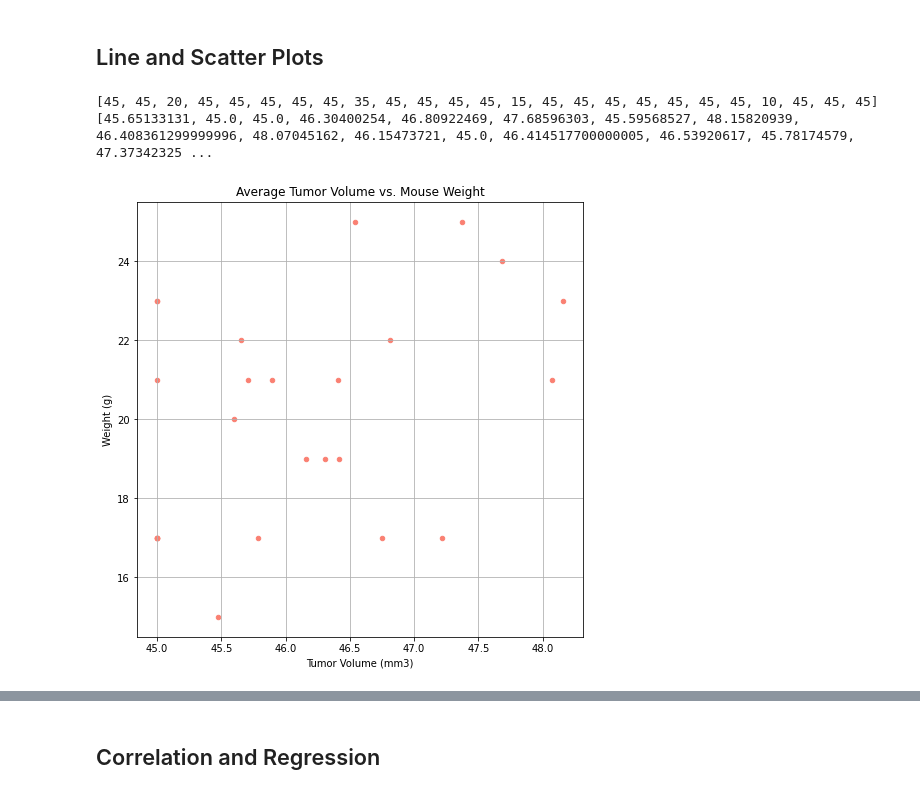
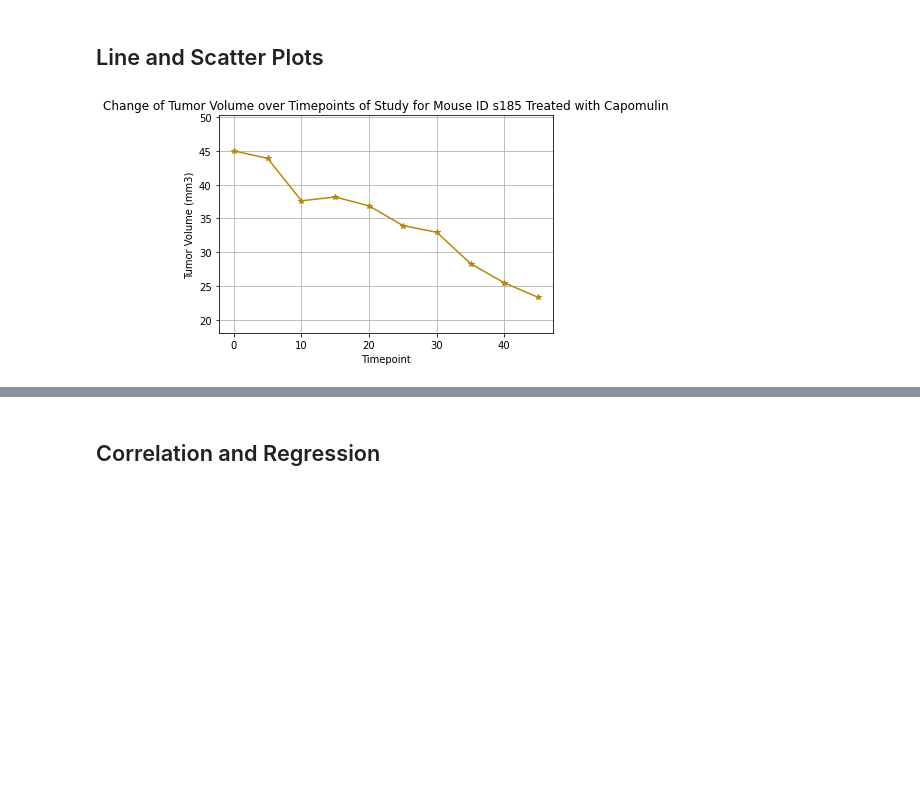
Before and after one commit to jenniecinelli/matplotlib, a Jupyter notebook: Pymaceuticals/pymaceuticals_starter.ipynb, the cells around one changed output, grey strips where cells are left out. Cells and saved outputs as stored; diff of their text form; code cells hidden in the pictures; blank space fills up the shorter version.

```diff
--- a/Pymaceuticals/pymaceuticals_starter.ipynb
+++ b/Pymaceuticals/pymaceuticals_starter.ipynb
@@ -454,28 +469,37 @@ plt.show()
 # %% [markdown]
 ## Line and Scatter Plots
-# %%
-# Generate a line plot of tumor volume vs. time point for a mouse treated with Capomulin
-capomulin_data = combined_drug_df.loc[(combined_drug_df['Drug Regimen']=='Capomulin'), :]
-timepoint_list = []
-timepoint_list = capomulin_data["Timepoint"].tolist()
-print(timepoint_list)
-
-tumor_list = []
-tumor_list = capomulin_data["Tumor Volume (mm3)"].tolist()
-print(tumor_list)
-
-
-#plt.plot(xaxis, tumor_list)
-#plt.show()
-# %% [output]
-[45, 45, 20, 45, 45, 45, 45, 45, 35, 45, 45, 45, 45, 15, 45, 45, 45, 45, 45, 45, 45, 10, 45, 45, 45]
-[45.65133131, 45.0, 45.0, 46.30400254, 46.80922469, 47.68596303, 45.59568527, 48.15820939, 46.408361299999996, 48.07045162, 46.15473721, 45.0, 46.414517700000005, 46.53920617, 45.78174579, 47.37342325 ...
-# %%
-# Generate a scatter plot of average tumor volume vs. mouse weight for the Capomulin regimen
-capomulin_data = combined_drug_df.loc[(combined_drug_df['Drug Regimen']=='Capomulin'), :]
-
-capomulin_data.plot(kind="scatter", x="Tumor Volume (mm3)", y="Weight (g)",
-                    grid=True, figsize=(8,8), color="salmon", title="Average Tumor Volume vs. Mouse Weight")
-plt.show()
-# %% [output]
-[figure, removed]
+# %%
+# Generate a line plot of tumor volume vs. time point for a mouse treated with Capomulin
+capomulin_data = clean_data_df.loc[(clean_data_df['Drug Regimen']=='Capomulin'), :]
+
+#filter for a specific mouse
+capomulin_mouse = capomulin_data.loc[(capomulin_data['Mouse ID']=='s185'), :]
+capomulin_mouse
+
+# Reducing columns
+capomulin_mouse_df = capomulin_mouse[['Timepoint','Tumor Volume (mm3)']]
+capomulin_mouse_df
+
+#xaxis data
+x_axis = []
+x_axis = capomulin_mouse_df["Timepoint"].tolist()
+
+#yaxis data
+y_axis = []
+y_axis = capomulin_mouse_df["Tumor Volume (mm3)"].tolist()
+
+#line plot
+capomulin_mouse_line = plt.plot(x_axis, y_axis, marker ='*', color='darkgoldenrod', label="Mouse s185")
+
+# Set a grid on the plot
+plt.grid()
+
+# titles
+plt.title('Change of Tumor Volume over Timepoints of Study for Mouse ID s185 Treated with Capomulin')
+plt.xlabel('Timepoint')
+plt.ylabel('Tumor Volume (mm3)')
+plt.axis("equal")
+
+plt.show()
+# %% [output]
+[figure, added]
```
Also changed, not shown: parts of 9 cells of this notebook.
